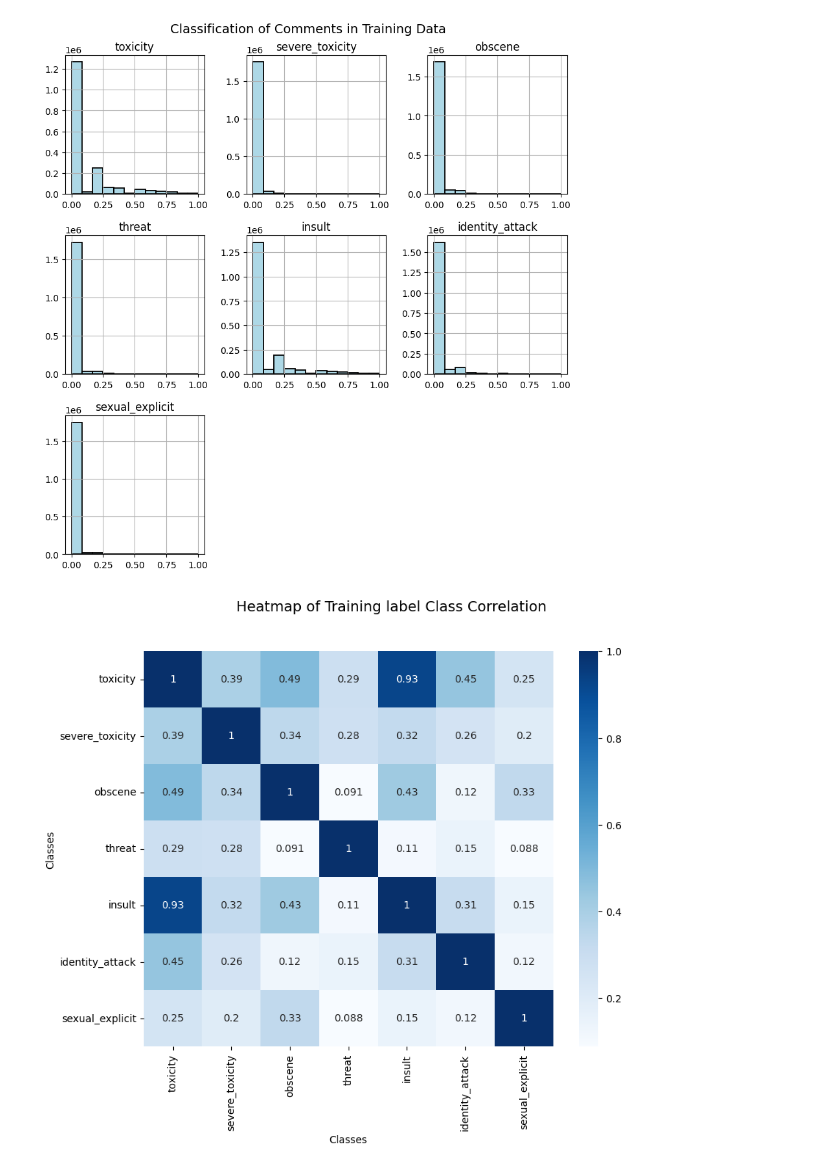
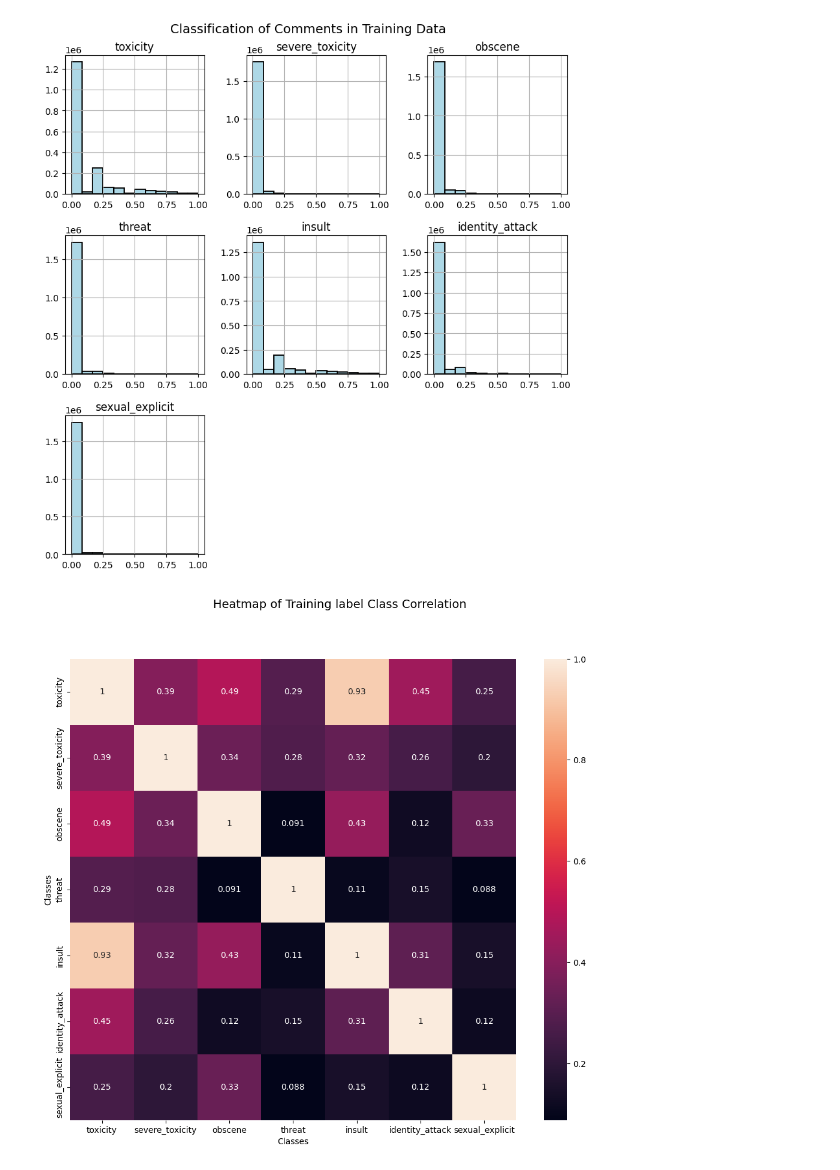
Before and after one commit to Kavanaanil/Bikestore-Management, a Jupyter notebook: nlpdl2.ipynb, the cells around one changed output. Drawn from its saved outputs; the diff is of its cells as text; code cells hidden in the pictures.

```diff
--- a/nlpdl2.ipynb
+++ b/nlpdl2.ipynb
@@ -136,7 +125,7 @@ def clean_text(line):
     line = line.lower()
 
     for char in line:
-        if char in 'qwertyuiopasdfghjklzxcvbnm ':
+        if char in 'zxcvbnmlkjhgfdsaqwertyuiop ':
             clean_t += char
         else:
             clean_t += ' '
@@ -287,13 +275,13 @@ plt.show()
 # %%
 train_df_no_text = train_df.drop(columns=['text'])
 
-fig = plt.figure(figsize = (9,7))
-sns.heatmap(train_df_no_text.corr(), annot=True,cmap="Blues")
+fig = plt.figure(figsize = (12,10))
+sns.heatmap(train_df_no_text.corr(), annot=True)
 plt.suptitle('Heatmap of Training label Class Correlation',size = 14)
 plt.xlabel("Classes")
 plt.ylabel("Classes")
 plt.show()
 # %% [output]
-[figure, old version]
+[figure, new version]
 # %%
 x=train_df['text']
```
Also changed, not shown: parts of 33 cells of this notebook.
